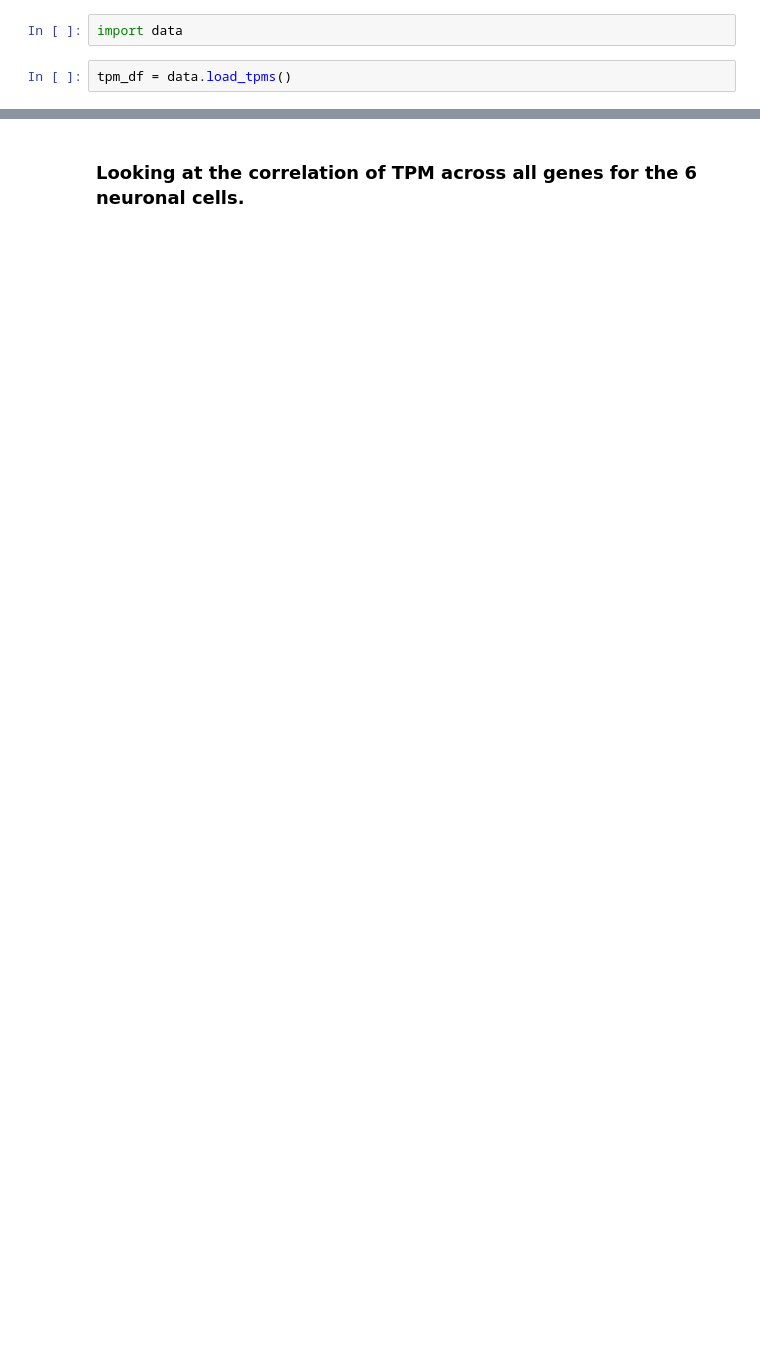
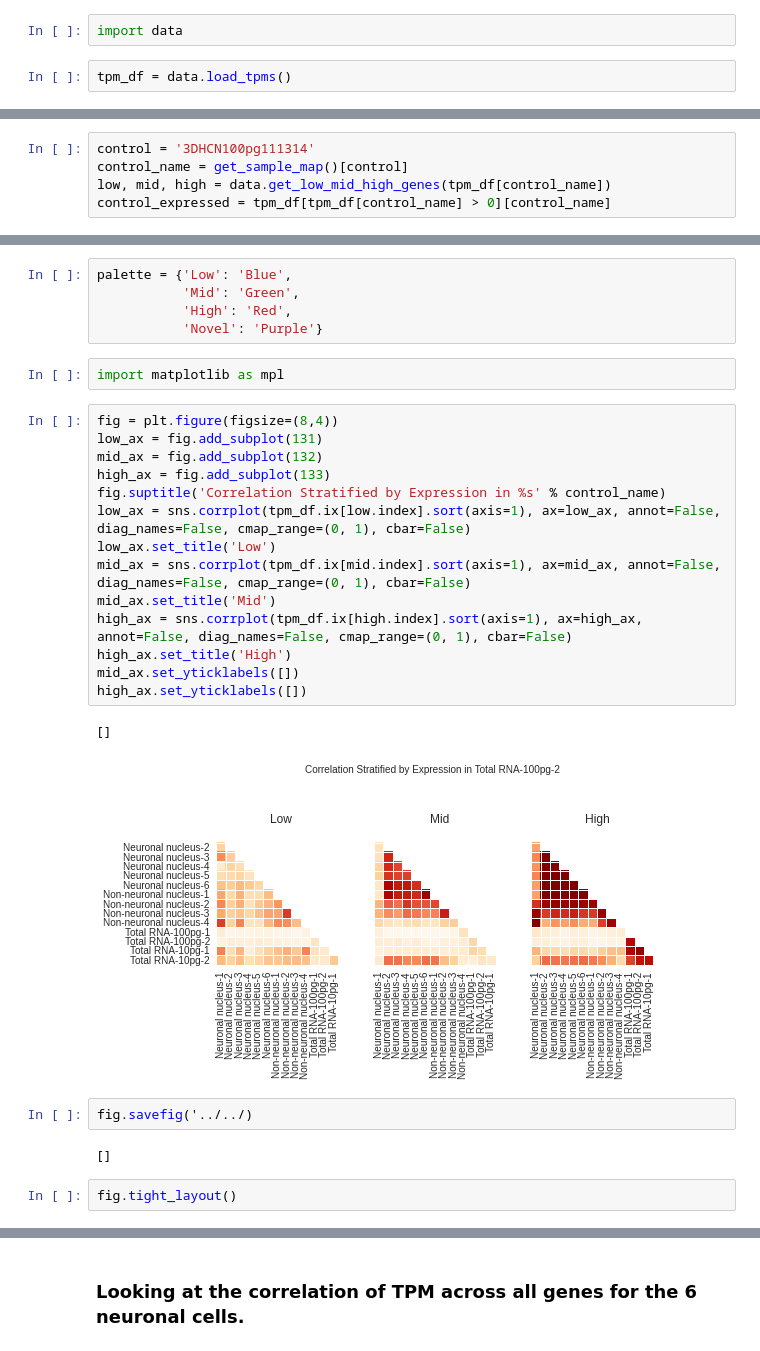
Before and after one commit to Schork-Lab/single-cell, a Jupyter notebook: ipython/nature_protocol/correlation.ipynb, the cells around one changed output, grey strips where cells are left out. Saved outputs shown, nothing was run; the diff lists cells and outputs as text; blank space fills up the shorter version.

Commit message:
Initial commit of correlation code. Hacks in place to meet deadline. Still should be explored further

```diff
--- a/ipython/nature_protocol/correlation.ipynb
+++ b/ipython/nature_protocol/correlation.ipynb
@@ -22,0 +21,5 @@ pooled_tpm = data.filter_df(tpm_df, neuronal=False, non_neuronal=False)
+# %%
+control = '3DHCN100pg111314'
+control_name = get_sample_map()[control]
+low, mid, high = data.get_low_mid_high_genes(tpm_df[control_name])
+control_expressed = tpm_df[tpm_df[control_name] > 0][control_name]
@@ -22,0 +35,30 @@ pooled_tpm = data.filter_df(tpm_df, neuronal=False, non_neuronal=False)
+# %%
+palette = {'Low': 'Blue',
+           'Mid': 'Green',
+           'High': 'Red',
+           'Novel': 'Purple'}
+# %%
+import matplotlib as mpl
+# %%
+fig = plt.figure(figsize=(8,4))
+low_ax = fig.add_subplot(131)
+mid_ax = fig.add_subplot(132)
+high_ax = fig.add_subplot(133)
+fig.suptitle('Correlation Stratified by Expression in %s' % control_name)
+low_ax = sns.corrplot(tpm_df.ix[low.index].sort(axis=1), ax=low_ax, annot=False, diag_names=False, cmap_range=(0, 1), cbar=False)
+low_ax.set_title('Low')
+mid_ax = sns.corrplot(tpm_df.ix[mid.index].sort(axis=1), ax=mid_ax, annot=False, diag_names=False, cmap_range=(0, 1), cbar=False)
+mid_ax.set_title('Mid')
+high_ax = sns.corrplot(tpm_df.ix[high.index].sort(axis=1), ax=high_ax, annot=False, diag_names=False, cmap_range=(0, 1), cbar=False)
+high_ax.set_title('High')
+mid_ax.set_yticklabels([])
+high_ax.set_yticklabels([])
+# %% [output]
+[]
+[figure, added]
+# %%
+fig.savefig('../../)
+# %% [output]
+[]
+# %%
+fig.tight_layout()
```
Also changed, not shown: parts of 23 cells of this notebook, 2 other files.
